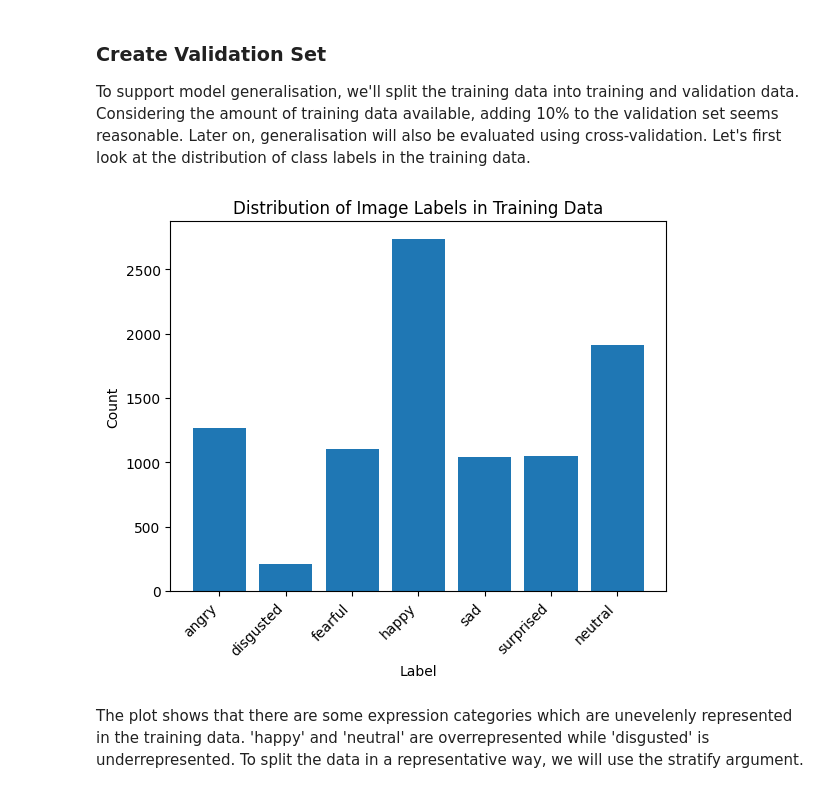
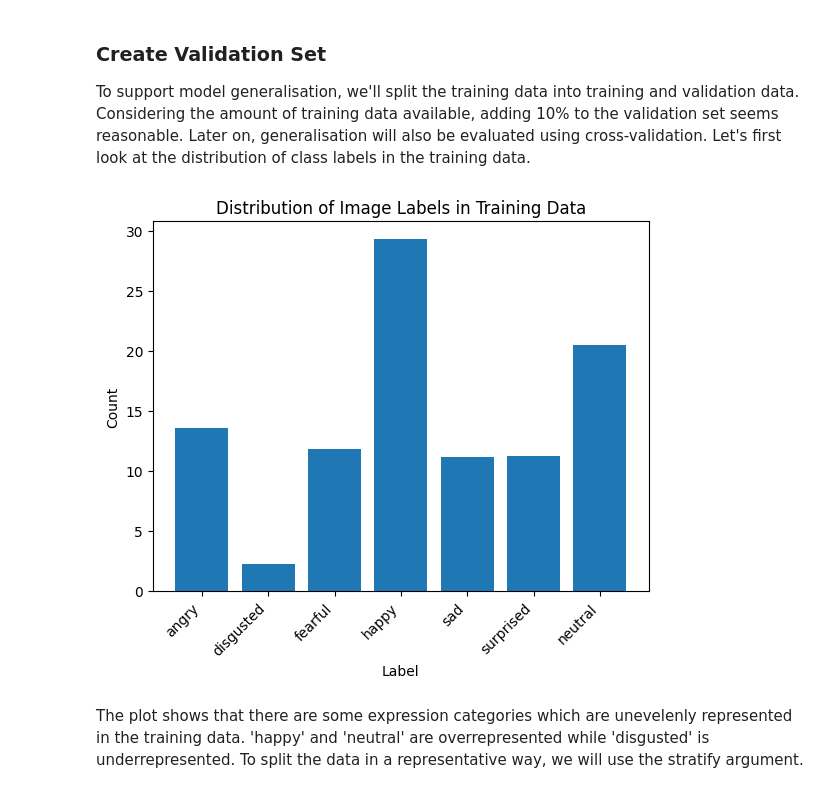
Before and after one commit to felix-rosenberger/image-classification, a Jupyter notebook: Image_Classification.ipynb, the cells around one changed output. Drawn from its saved outputs; the diff is of its cells as text; code cells hidden in the pictures.

```diff
--- a/Image_Classification.ipynb
+++ b/Image_Classification.ipynb
@@ -126,18 +126,22 @@ To support model generalisation, we'll split the training data into training and
 # %%
 # get unique labels and number of occurrence
 unique, counts = np.unique(labels, return_counts=True)
 
+# calculate percentages
+total_samples = len(labels)
+percentages = (counts / total_samples) * 100
+
 # map unique labels to their corresponding expression
 label_names = [label_classes[label_num] for label_num in unique]
 
-plt.bar(label_names, counts)
+plt.bar(label_names, percentages)
 plt.title("Distribution of Image Labels in Training Data")
 plt.xlabel("Label")
 plt.ylabel("Count")
 plt.xticks(rotation=45, ha="right")
 plt.show();
 # %% [output]
-[figure, old version]
+[figure, new version]
 # %% [markdown]
 The plot shows that there are some expression categories which are unevelenly represented in the training data. 'happy' and 'neutral' are overrepresented while 'disgusted' is underrepresented. To split the data in a representative way, we will use the stratify argument.
 # %%
```
Also changed, not shown: parts of 7 cells of this notebook.
